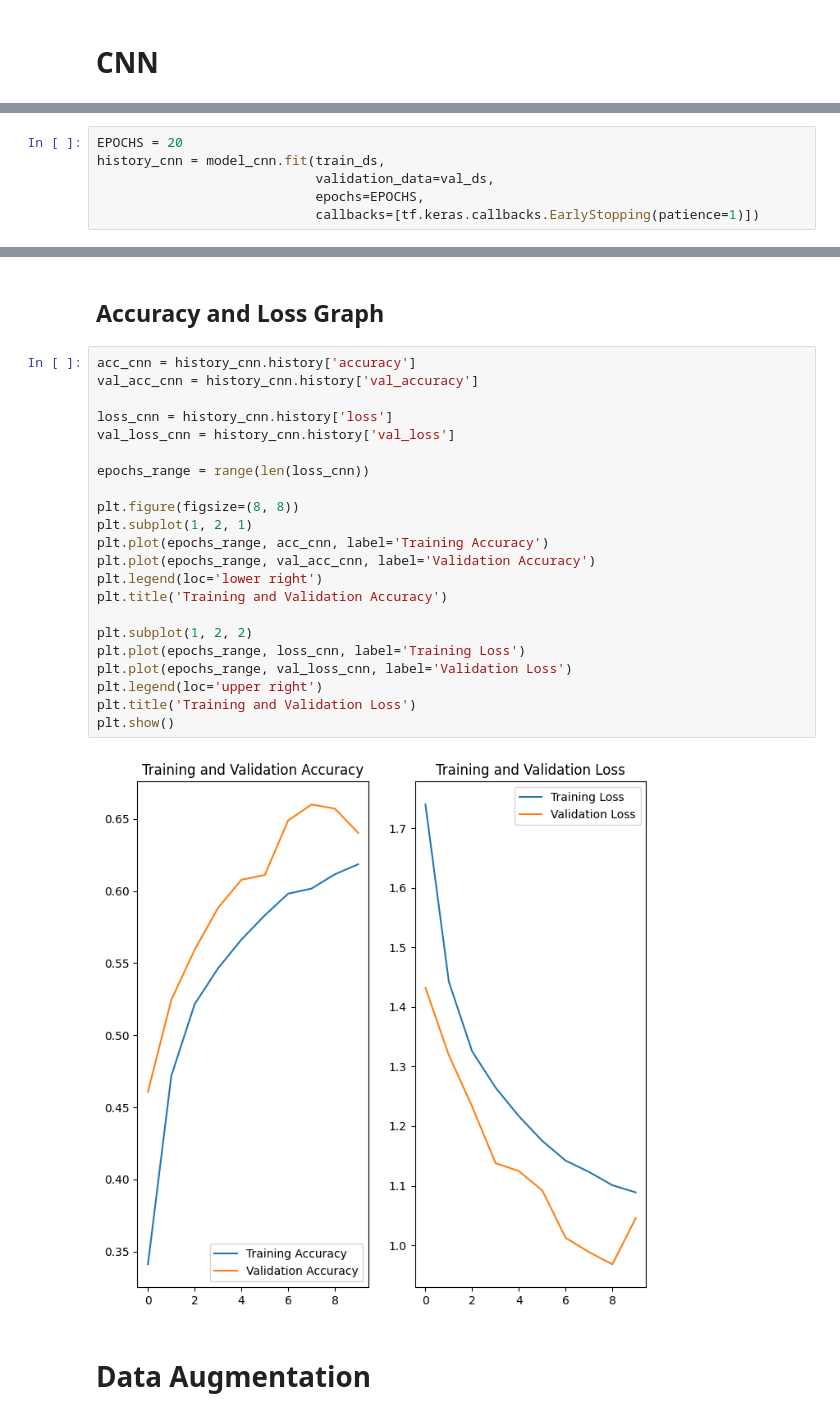
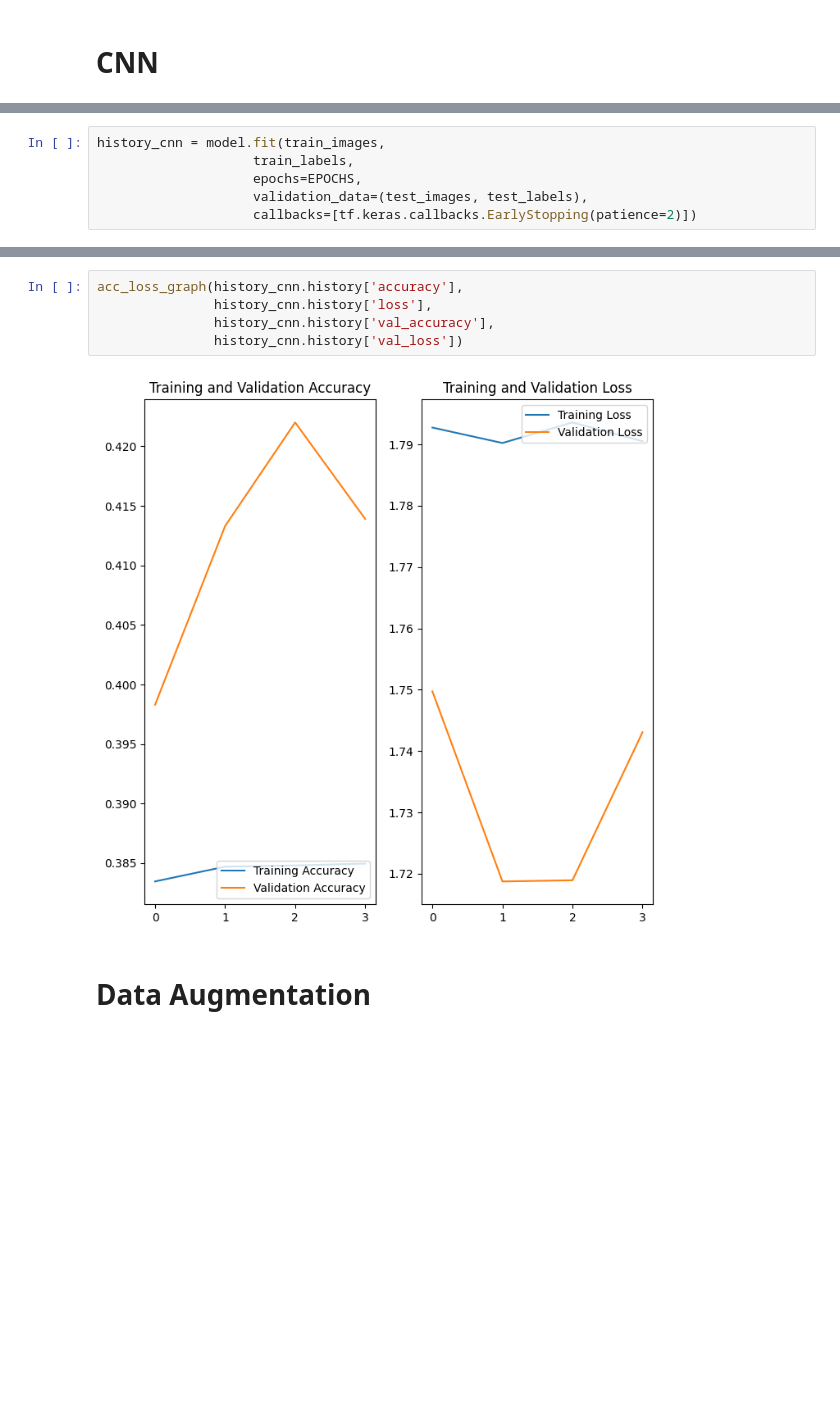
Before and after one commit to kuomat/image_playground, a Jupyter notebook: classification.ipynb, the cells around one changed output, grey strips where cells are left out. Cells and saved outputs as stored; diff of their text form; blank space fills up the shorter version.

```diff
--- a/classification.ipynb
+++ b/classification.ipynb
@@ -197,10 +195,10 @@ Trainable params: 755,274
 Non-trainable params: 0
 _________________________________________________________________
 # %%
-EPOCHS = 20
-history_cnn = model_cnn.fit(train_ds,
-                            validation_data=val_ds,
-                            epochs=EPOCHS,
-                            callbacks=[tf.keras.callbacks.EarlyStopping(patience=1)])
+history_cnn = model.fit(train_images,
+                    train_labels,
+                    epochs=EPOCHS,
+                    validation_data=(test_images, test_labels),
+                    callbacks=[tf.keras.callbacks.EarlyStopping(patience=2)])
 # %% [output]
 Epoch 1/20
@@ -226,28 +212,9 @@ Epoch 10/20
-# %% [markdown]
-## Accuracy and Loss Graph
-# %%
-acc_cnn = history_cnn.history['accuracy']
-val_acc_cnn = history_cnn.history['val_accuracy']
-
-loss_cnn = history_cnn.history['loss']
-val_loss_cnn = history_cnn.history['val_loss']
-
-epochs_range = range(len(loss_cnn))
-
-plt.figure(figsize=(8, 8))
-plt.subplot(1, 2, 1)
-plt.plot(epochs_range, acc_cnn, label='Training Accuracy')
-plt.plot(epochs_range, val_acc_cnn, label='Validation Accuracy')
-plt.legend(loc='lower right')
-plt.title('Training and Validation Accuracy')
-
-plt.subplot(1, 2, 2)
-plt.plot(epochs_range, loss_cnn, label='Training Loss')
-plt.plot(epochs_range, val_loss_cnn, label='Validation Loss')
-plt.legend(loc='upper right')
-plt.title('Training and Validation Loss')
-plt.show()
-# %% [output]
-[figure, removed]
+# %%
+acc_loss_graph(history_cnn.history['accuracy'],
+               history_cnn.history['loss'],
+               history_cnn.history['val_accuracy'],
+               history_cnn.history['val_loss'])
+# %% [output]
+[figure, added]
 # %% [markdown]
 # Data Augmentation
```
Also changed, not shown: parts of 57 cells of this notebook.
